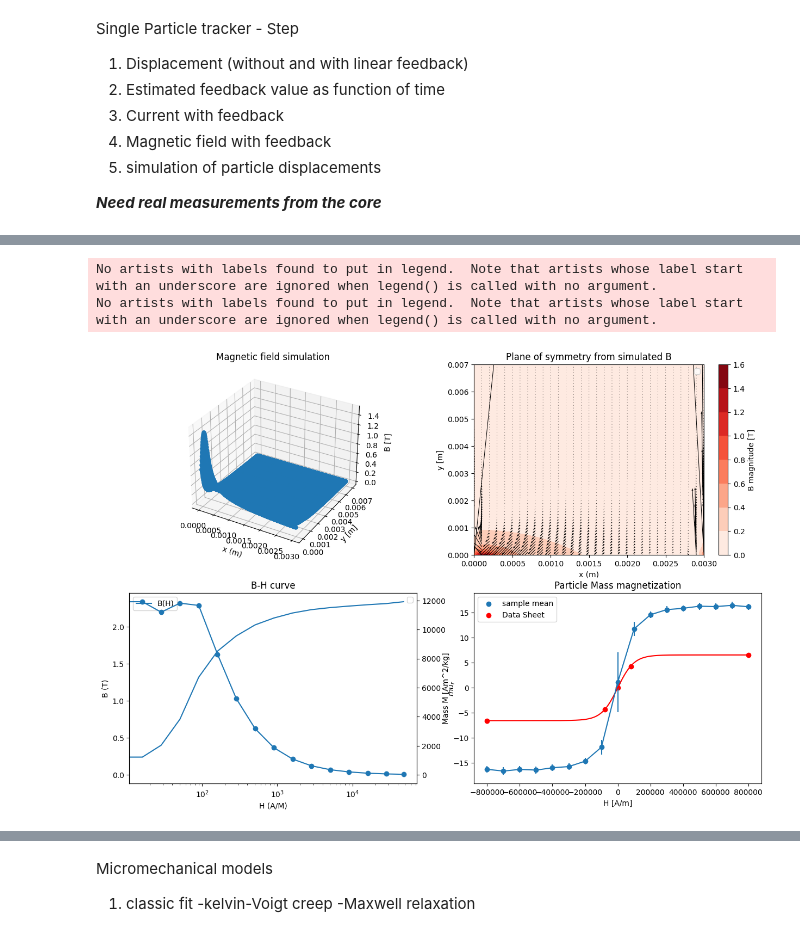
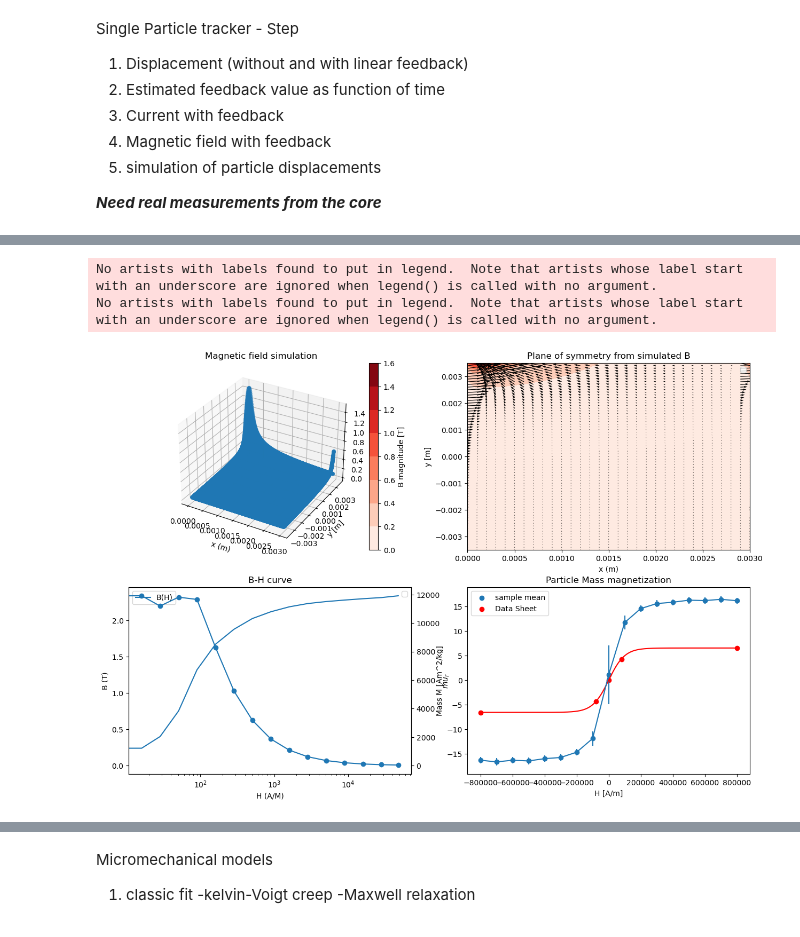
Before and after one commit to ArttuD/MicrorheologyProto, a Jupyter notebook: Notebook.ipynb, the cells around one changed output, grey strips where cells are left out. Saved outputs shown, nothing was run; the diff lists cells and outputs as text; code cells hidden in the pictures.

```diff
--- a/Notebook.ipynb
+++ b/Notebook.ipynb
@@ -340,8 +334,8 @@ file =  "./data/One_coil.csv"
 
 df = pd.read_csv(file, sep = ",", skiprows= [0,1], names = ["x", "y", "By", "Bx"])
 
-df["y"] -= max(df["y"].values)
-df["y"] = np.abs(df["y"])
+#df["y"] -= max(df["y"].values)
+#df["y"] = np.abs(df["y"])
 
 df["x"] = np.round(df["x"],5)
 df["y"] = np.round(df["y"],5)
@@ -360,24 +354,28 @@ ax[0,0].set_title("Magnetic field simulation")
 
 df["B"] = np.sqrt(df["By"]**2 + df["Bx"]**2)
 
-df["angle"] = np.arctan2(df_sim["Bx"], df_sim["By"])
+df["angle"] = np.arctan2(df["Bx"], df["By"])
 
 coord_x = df["x"].unique()
 coord_y = df["y"].unique()
 
 xx, yy = np.meshgrid(coord_x, coord_y)
+
 data = np.array(df["B"].values).reshape(len(coord_y),len(coord_x))
+
+data_x = np.array(df["Bx"].values).reshape(len(coord_y),len(coord_x))
+data_y = np.array(df["By"].values).reshape(len(coord_y),len(coord_x))
+
 angle = np.array(df["angle"].values).reshape(len(coord_y),len(coord_x))
 
 h = ax[0,1].contourf(xx, yy, data, cmap = "Reds")
-
 cbar = fig.colorbar(h, label = "B magnitude [T]")
 
-dBx = scipy.ndimage.gaussian_filter(np.gradient(data*np.sin(angle), (1e-5), axis  = 0),5)
-dBy = scipy.ndimage.gaussian_filter(np.gradient(data*np.cos(angle), (1e-5), axis  = 1),5)
+dBx = scipy.ndimage.gaussian_filter(np.gradient(data, (1e-5), axis  = 0),5)#*np.sin(angle)
+dBy = scipy.ndimage.gaussian_filter(np.gradient(data, (1e-5), axis  = 1),5)#*np.cos(angle)
 
 phase = 10
-ax[0,1].quiver(xx[::phase, ::phase],yy[::phase,::phase],dBx[::phase,::phase],dBy[::phase,::phase])
+ax[0,1].quiver(xx[::phase, ::phase], yy[::phase,::phase], dBy[::phase,::phase], dBx[::phase,::phase], angles = "xy") #dBy[::phase,::phase],dBx[::phase,::phase]
 
 ax[0,1].set_title("Plane of symmetry from simulated B")
 ax[0,1].set_xlabel("x (m)"); ax[0,1].set_ylabel("y [m]")
@@ -441,34 +439,34 @@ for count,i in enumerate(paths):
     df_sub["M"] =  df_sub["moment"]/(4/3*np.pi*(size/2)**3) #A/m
 
     #plt.plot(df_sub["H"],df_sub["M_mass"], label = "measured sample {}".format(count))
     if count == 0:
         df =df_sub
     else:
         df = pd.concat((df,df_sub))
 
 
 df["H_round"] = np.round(df["H"].values, -5)
 fd_mean = df.groupby(["H_round"]).mean().reset_index()
 error = df.groupby(["H_round"]).std()["M_mass"].values
 
 ax[1,1].errorbar(fd_mean["H_round"],fd_mean["M_mass"], yerr = error)
 ax[1,1].scatter(fd_mean["H_round"],fd_mean["M_mass"], label = "sample mean")
 ax[1,1].scatter(mgH,mgM, color = "red", label = "Data Sheet")
 xdata = np.linspace(-800000,800000,1000)
 popt, pcov = curve_fit(func, mgH, mgM, bounds = [[0,1/100000],[8,1/5000]])
 ax[1,1].plot(xdata, func(xdata, *popt),color = "red")
 M = func(xdata, *popt)
 ax[1,1].set_xlabel("H [A/m]")
 ax[1,1].set_ylabel("Mass M [Am^2/kg]")
 ax[1,1].set_title("Particle Mass magnetization")
 
 ax[1,1].legend()
 
 df_mag = df
 # %% [output]
 No artists with labels found to put in legend.  Note that artists whose label start with an underscore are ignored when legend() is called with no argument.
 No artists with labels found to put in legend.  Note that artists whose label start with an underscore are ignored when legend() is called with no argument.
-[figure, old version]
+[figure, new version]
 # %%
 class particle:
 
```
Also changed, not shown: parts of 10 cells of this notebook, 5 other files.
